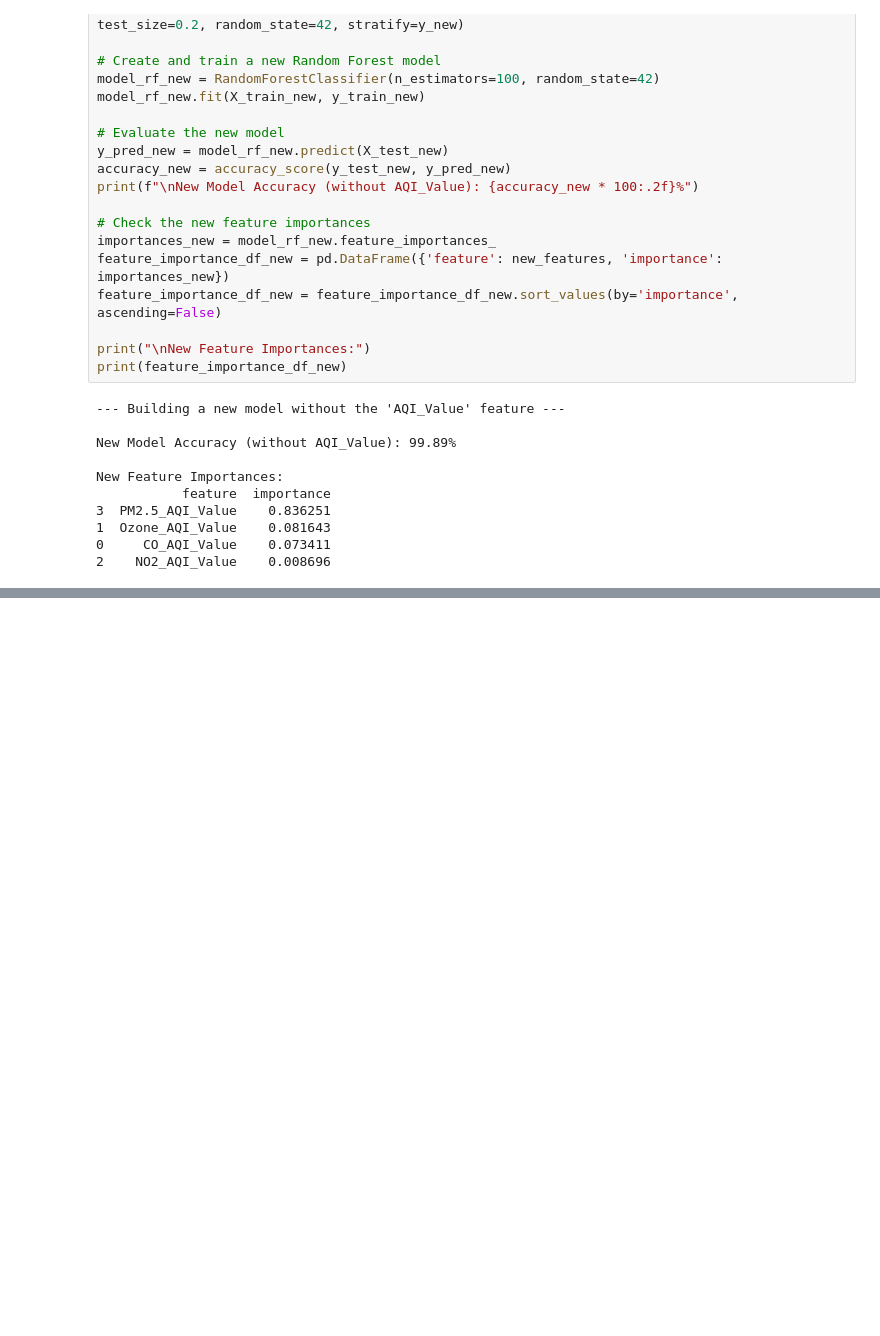
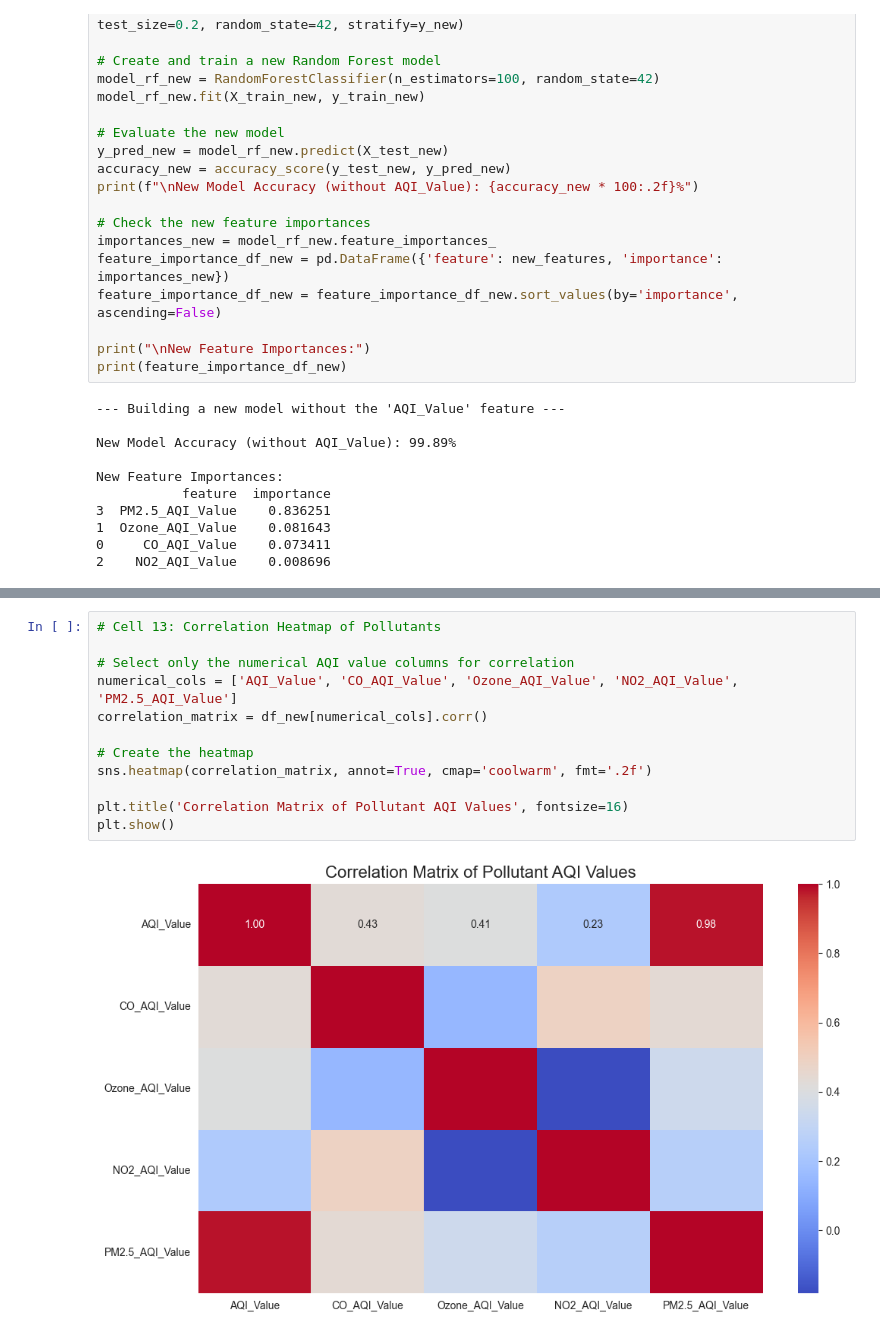
Before and after one commit to Dhyeya-Dawawala/Skills4Future, a Jupyter notebook: pollution_detec.ipynb, the cells around one changed output, grey strips where cells are left out. Cells and saved outputs as stored; diff of their text form; blank space fills up the shorter version.

```diff
--- a/pollution_detec.ipynb
+++ b/pollution_detec.ipynb
@@ -302,0 +361,14 @@ New Feature Importances:
+# %%
+# Cell 13: Correlation Heatmap of Pollutants
+
+# Select only the numerical AQI value columns for correlation
+numerical_cols = ['AQI_Value', 'CO_AQI_Value', 'Ozone_AQI_Value', 'NO2_AQI_Value', 'PM2.5_AQI_Value']
+correlation_matrix = df_new[numerical_cols].corr()
+
+# Create the heatmap
+sns.heatmap(correlation_matrix, annot=True, cmap='coolwarm', fmt='.2f')
+
+plt.title('Correlation Matrix of Pollutant AQI Values', fontsize=16)
+plt.show()
+# %% [output]
+[figure, added]
```
Also changed, not shown: parts of 7 cells of this notebook.
